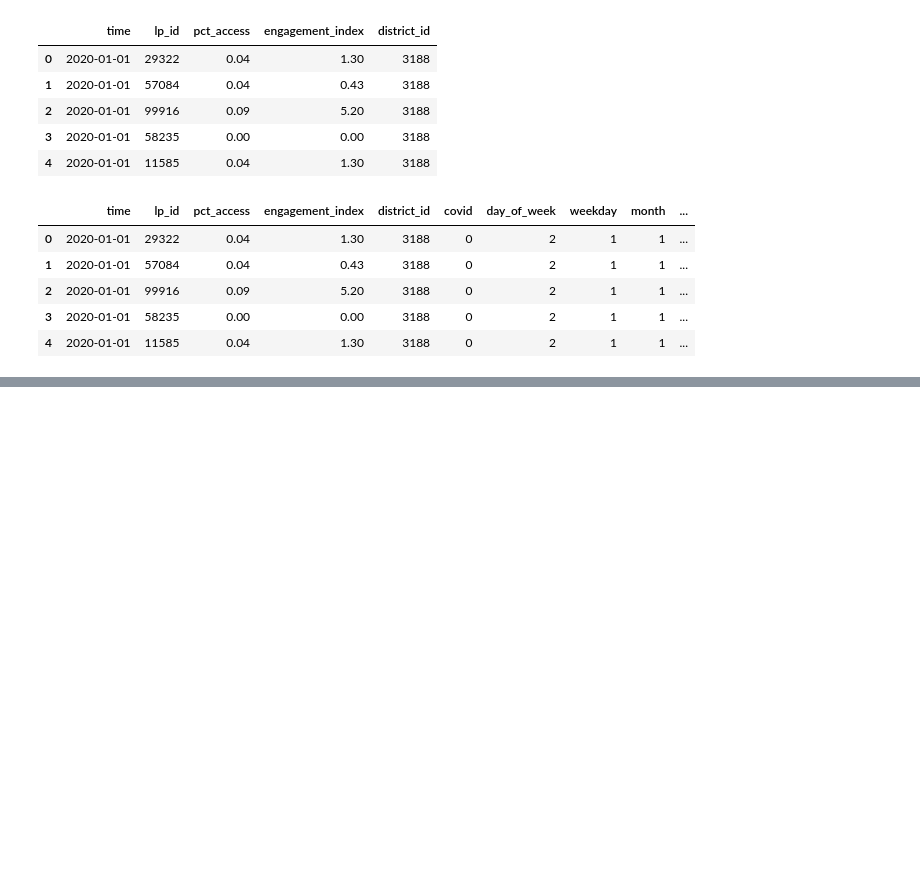
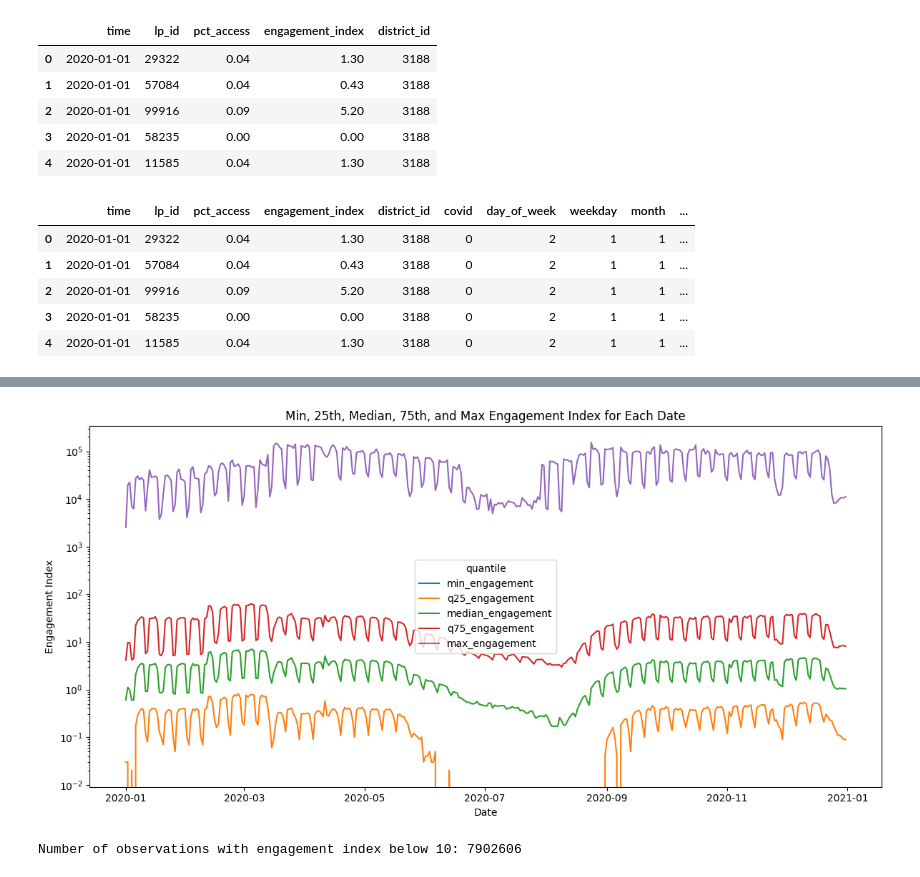
Before and after one commit to eshanprashar/covid_edtech_usage, a Jupyter notebook: code/02_eda_engagement_data.ipynb, the cells around one changed output, grey strips where cells are left out. Saved outputs shown, nothing was run; the diff lists cells and outputs as text; code cells hidden in the pictures; blank space fills up the shorter version.

```diff
--- a/code/02_eda_engagement_data.ipynb
+++ b/code/02_eda_engagement_data.ipynb
@@ -343,0 +233,40 @@ plt.show()
+# %%
+# Calculate the min, 25th percentile, median, 75th percentile, and max for each date
+quantiles_by_date = engagement_data_filtered.groupby('time').agg(
+    min_engagement=('engagement_index', 'min'),
+    q25_engagement=('engagement_index', lambda x: x.quantile(0.25)),
+    median_engagement=('engagement_index', 'median'),
+    q75_engagement=('engagement_index', lambda x: x.quantile(0.75)),
+    max_engagement=('engagement_index', 'max')
+).reset_index()
+
+# Melt the DataFrame to long format for easier plotting with seaborn
+quantiles_long = quantiles_by_date.melt(id_vars='time',
+                                        value_vars=['min_engagement', 'q25_engagement', 'median_engagement', 'q75_engagement', 'max_engagement'],
+                                        var_name='quantile',
+                                        value_name='engagement_index')
+
+# Plotting the quantiles
+plt.figure(figsize=(12,6))
+sns.lineplot(data=quantiles_long, x='time', y='engagement_index', hue='quantile')
+
+# Add title and labels
+plt.title('Min, 25th, Median, 75th, and Max Engagement Index for Each Date')
+plt.xlabel('Date')
+plt.ylabel('Engagement Index')
+
+# y-axis in log scale
+plt.yscale('log')
+
+# Show the plot
+plt.tight_layout()
+plt.show()
+# %% [output]
+[figure, added]
+# %%
+# Checking number of observations that have engagement index below a certain threshold
+threshold = 10
+low_engagement = engagement_data_filtered[engagement_data_filtered['engagement_index'] <= threshold]
+print(f'Number of observations with engagement index below {threshold}: {len(low_engagement)}')
+# %% [output]
+Number of observations with engagement index below 10: 7902606
```
Also changed, not shown: parts of 40 cells of this notebook, 2 other files.
